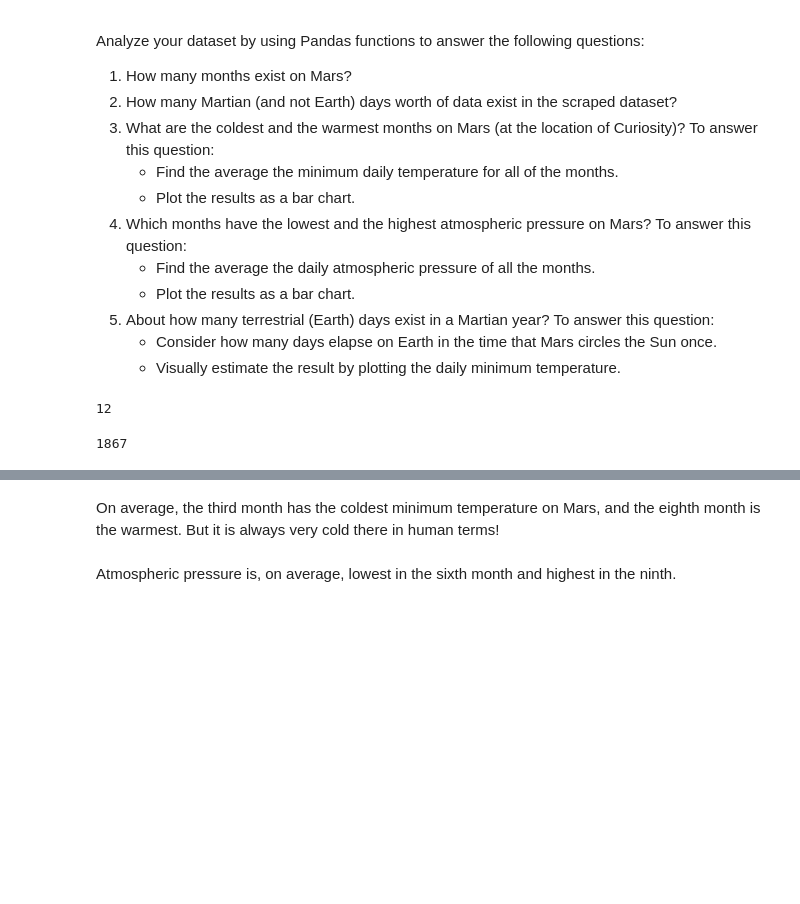
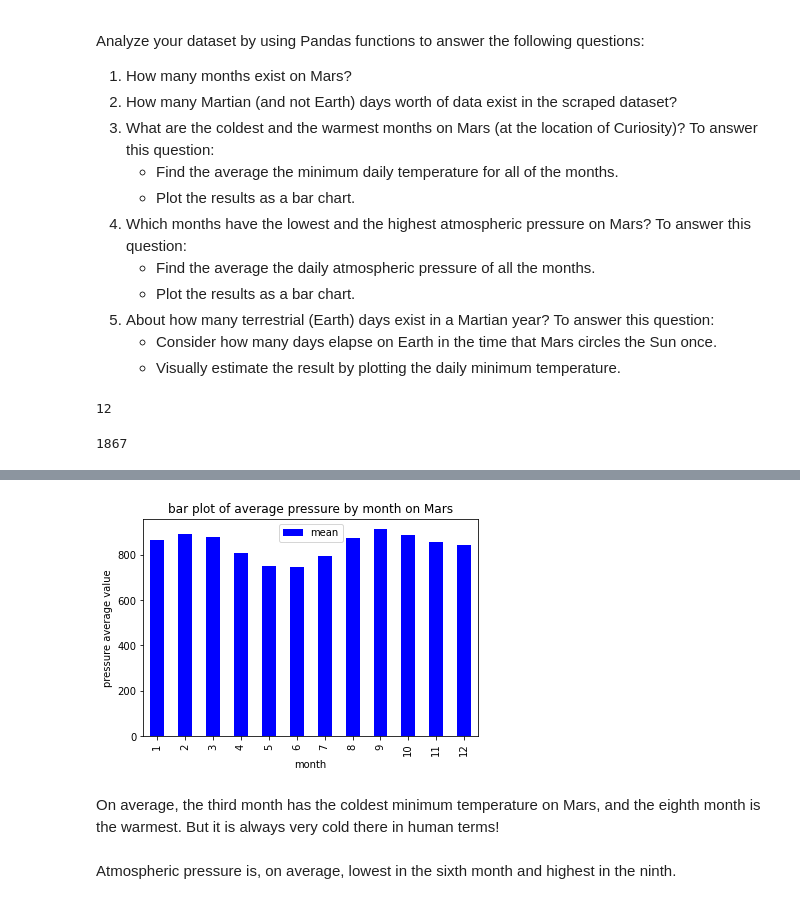
Before and after one commit to basse058/web-scraping-challenge, a Jupyter notebook: part_2_mars_weather.ipynb, the cells around one changed output, grey strips where cells are left out. Drawn from its saved outputs; the diff is of its cells as text; code cells hidden in the pictures; blank space fills up the shorter version.

```diff
--- a/part_2_mars_weather.ipynb
+++ b/part_2_mars_weather.ipynb
@@ -187,3 +212,12 @@ mean_pressure
+# %%
+# Plot the average pressure by month
+bar_plot = mean_pressure.plot(kind='bar', title='bar plot of average pressure by month on Mars', color='b')
+bar_plot.set_xlabel("month")
+bar_plot.set_ylabel("pressure average value")
+#plt.savefig('bar_pandas.png', bbox_inches='tight')
+plt.show()
+# %% [output]
+[figure, added]
 # %%
 # 5. How many terrestrial (earth) days are there in a Martian year?
 # %% [markdown]
```
Also changed, not shown: parts of 7 cells of this notebook, 1 other file.
